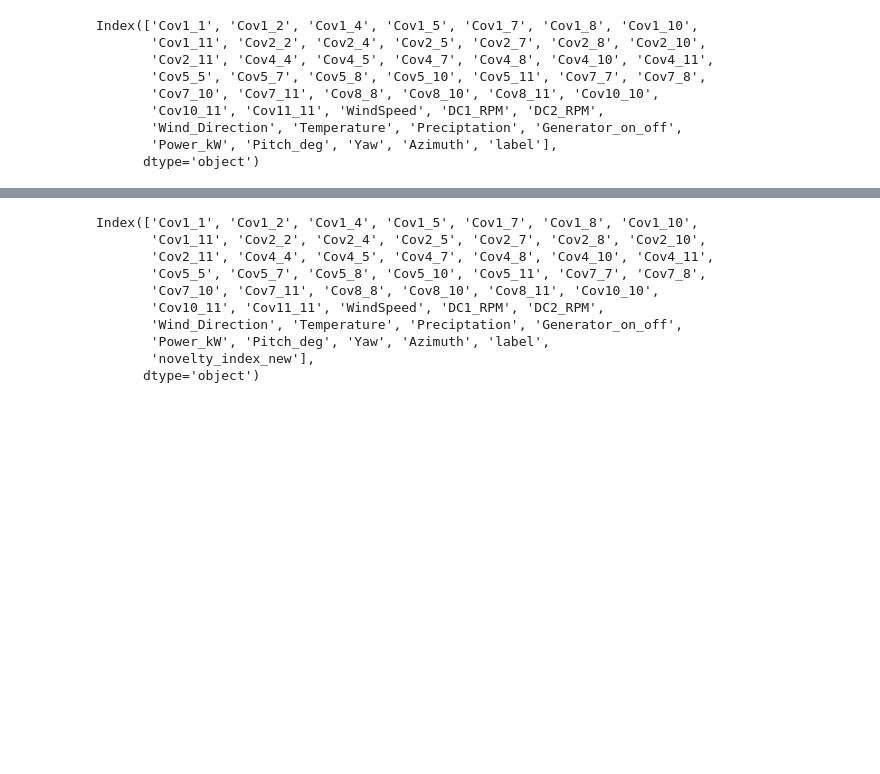
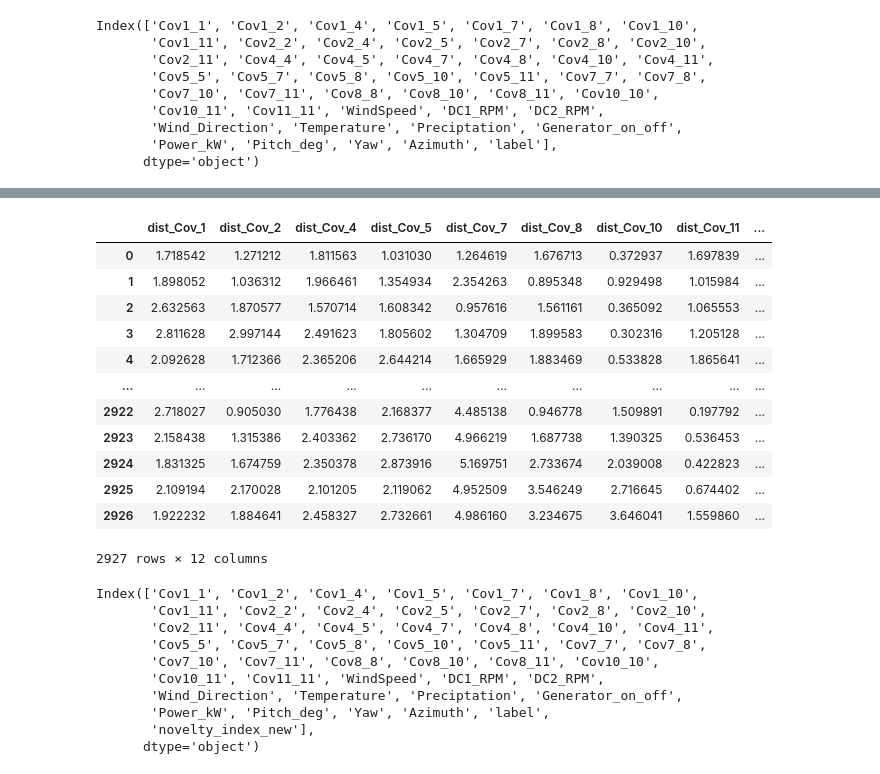
Before and after one commit to Chris-560/Dr.-Movsessian, a Jupyter notebook: Projekt Windkraftanlage/Projekt_Windkraftanlage copy 3.ipynb, the cells around one changed output, grey strips where cells are left out. Drawn from its saved outputs; the diff is of its cells as text; code cells hidden in the pictures; blank space fills up the shorter version.

```diff
--- a/Projekt Windkraftanlage/Projekt_Windkraftanlage copy 3.ipynb
+++ b/Projekt Windkraftanlage/Projekt_Windkraftanlage copy 3.ipynb
@@ -303,0 +332,18 @@ df_scaled['novelty_index_new'] = np.sqrt(((df_scaled[feature_cov_columns] - heal
+# %%
+df_scaled_Euklidische_d  = {
+    'dist_Cov_1': euclidean_distance(features_Cov_1_11),
+    'dist_Cov_2': euclidean_distance(features_Cov_2_12),
+    'dist_Cov_4': euclidean_distance(features_Cov_4_11),
+    'dist_Cov_5': euclidean_distance(features_Cov_5_11),
+    'dist_Cov_7': euclidean_distance(features_Cov_7_11),
+    'dist_Cov_8': euclidean_distance(features_Cov_8_11),
+    'dist_Cov_10': euclidean_distance(features_Cov_10_20),
+    'dist_Cov_11': euclidean_distance(features_Cov_11_11),
+    'dist_Cov_gesamt': euclidean_distance(feature_cov_columns),
+    'Wind_und_Leistungsdaten':euclidean_distance(Wind_und_Leistungsdaten),
+    'Umweltbedingungen_und_Leistung': euclidean_distance(Umweltbedingungen_und_Leistung),
+    'ausrichtung_und_Leistung': euclidean_distance(ausrichtung_und_Leistung)
+
+}
+
+distances_df_scaled = pd.DataFrame(df_scaled_Euklidische_d)
@@ -303,0 +389,16 @@ df_scaled['novelty_index_new'] = np.sqrt(((df_scaled[feature_cov_columns] - heal
+# %%
+distances_df_scaled
+# %% [output]
+|  | dist_Cov_1 | dist_Cov_2 | dist_Cov_4 | dist_Cov_5 | dist_Cov_7 | dist_Cov_8 | dist_Cov_10 | dist_Cov_11 | ... |
+| 0 | 1.718542 | 1.271212 | 1.811563 | 1.031030 | 1.264619 | 1.676713 | 0.372937 | 1.697839 | ... |
+| 1 | 1.898052 | 1.036312 | 1.966461 | 1.354934 | 2.354263 | 0.895348 | 0.929498 | 1.015984 | ... |
+| 2 | 2.632563 | 1.870577 | 1.570714 | 1.608342 | 0.957616 | 1.561161 | 0.365092 | 1.065553 | ... |
+| 3 | 2.811628 | 2.997144 | 2.491623 | 1.805602 | 1.304709 | 1.899583 | 0.302316 | 1.205128 | ... |
+| 4 | 2.092628 | 1.712366 | 2.365206 | 2.644214 | 1.665929 | 1.883469 | 0.533828 | 1.865641 | ... |
+| ... | ... | ... | ... | ... | ... | ... | ... | ... | ... |
+| 2922 | 2.718027 | 0.905030 | 1.776438 | 2.168377 | 4.485138 | 0.946778 | 1.509891 | 0.197792 | ... |
+| 2923 | 2.158438 | 1.315386 | 2.403362 | 2.736170 | 4.966219 | 1.687738 | 1.390325 | 0.536453 | ... |
+| 2924 | 1.831325 | 1.674759 | 2.350378 | 2.873916 | 5.169751 | 2.733674 | 2.039008 | 0.422823 | ... |
+| 2925 | 2.109194 | 2.170028 | 2.101205 | 2.119062 | 4.952509 | 3.546249 | 2.716645 | 0.674402 | ... |
+| 2926 | 1.922232 | 1.884641 | 2.458327 | 2.732661 | 4.986160 | 3.234675 | 3.646041 | 1.559860 | ... |
+2927 rows × 12 columns
```
Also changed, not shown: parts of 23 cells of this notebook.
